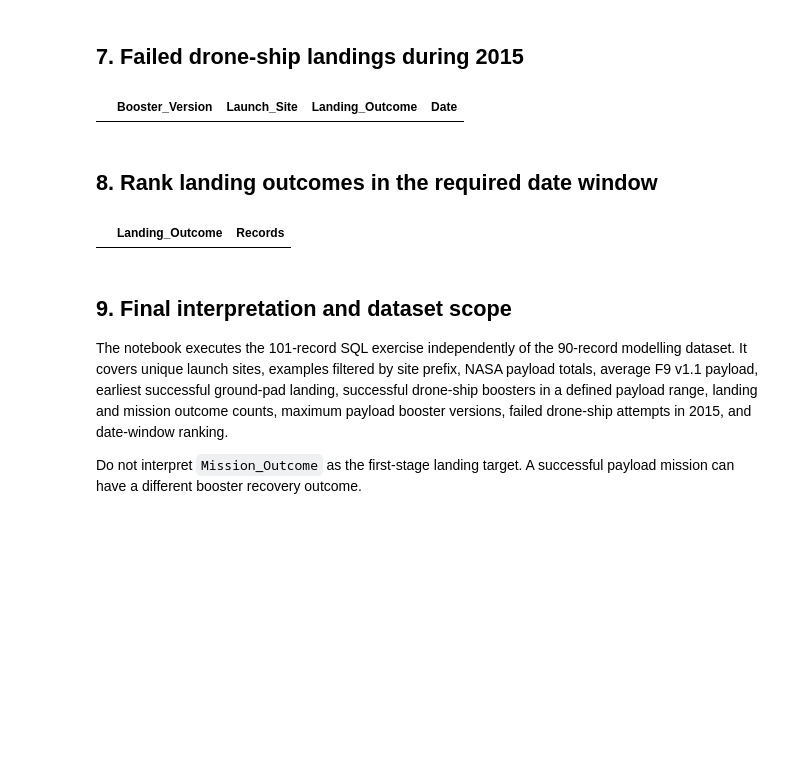
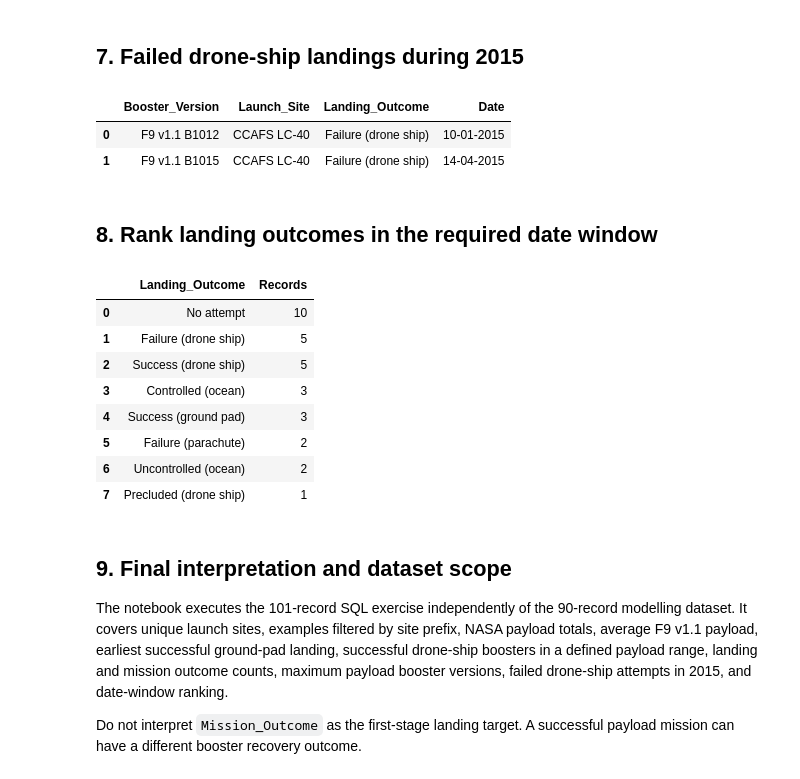
Before and after one commit to HLS-technologies/Data-Science-Capstone-Project-Report, a Jupyter notebook: outputs/executed_eda_sql.ipynb, the cells around one changed output. Drawn from its saved outputs; the diff is of its cells as text; code cells hidden in the pictures; blank space fills up the shorter version.

```diff
--- a/outputs/executed_eda_sql.ipynb
+++ b/outputs/executed_eda_sql.ipynb
@@ -202,7 +210,7 @@ q9 = """
 SELECT Booster_Version, Launch_Site, Landing_Outcome, Date
 FROM SPACEXTBL
 WHERE Landing_Outcome = 'Failure (drone ship)'
-  AND substr(Date, 1, 4) = '2015'
+  AND substr(Launch_Date_ISO, 1, 4) = '2015'
 ORDER BY Date
 """
 failed_2015 = pd.read_sql_query(q9, con)
@@ -210,21 +218,31 @@ display(failed_2015)
 failed_2015.to_csv(OUT / "sql_failed_drone_ship_2015.csv", index=False)
 # %% [output]
 |  | Booster_Version | Launch_Site | Landing_Outcome | Date |
+| 0 | F9 v1.1 B1012 | CCAFS LC-40 | Failure (drone ship) | 10-01-2015 |
+| 1 | F9 v1.1 B1015 | CCAFS LC-40 | Failure (drone ship) | 14-04-2015 |
 # %% [markdown]
 ## 8. Rank landing outcomes in the required date window
 # %%
 q10 = """
 SELECT Landing_Outcome, COUNT(*) AS Records
 FROM SPACEXTBL
-WHERE Date BETWEEN '2010-06-04' AND '2017-03-20'
+WHERE Launch_Date_ISO BETWEEN '2010-06-04' AND '2017-03-20'
 GROUP BY Landing_Outcome
 ORDER BY Records DESC, Landing_Outcome
 """
 ranked_outcomes = pd.read_sql_query(q10, con)
 display(ranked_outcomes)
 ranked_outcomes.to_csv(OUT / "sql_landing_outcome_ranking_2010_2017.csv", index=False)
 # %% [output]
 |  | Landing_Outcome | Records |
+| 0 | No attempt | 10 |
+| 1 | Failure (drone ship) | 5 |
+| 2 | Success (drone ship) | 5 |
+| 3 | Controlled (ocean) | 3 |
+| 4 | Success (ground pad) | 3 |
+| 5 | Failure (parachute) | 2 |
+| 6 | Uncontrolled (ocean) | 2 |
+| 7 | Precluded (drone ship) | 1 |
 # %% [markdown]
 ## 9. Final interpretation and dataset scope
 
```
Also changed, not shown: parts of 2 cells of this notebook, 14 other files.
